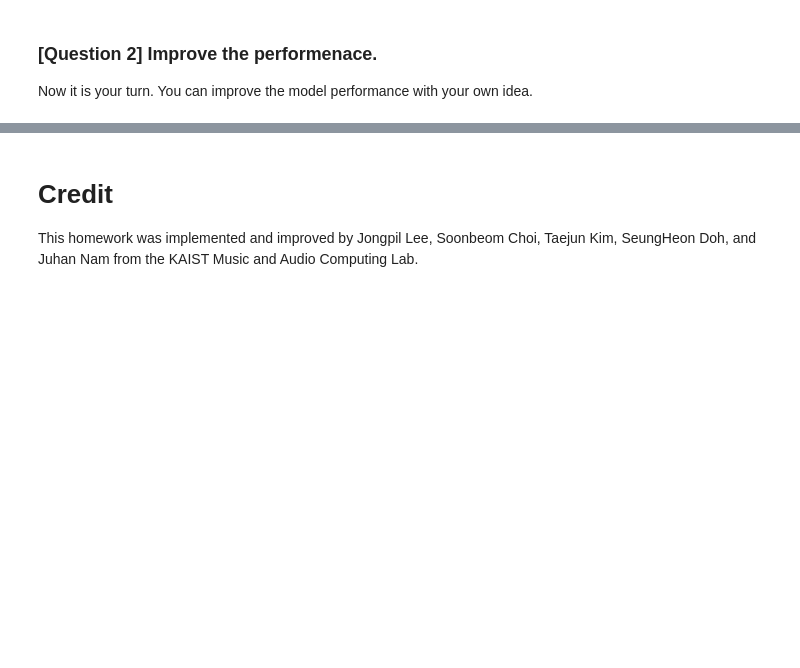
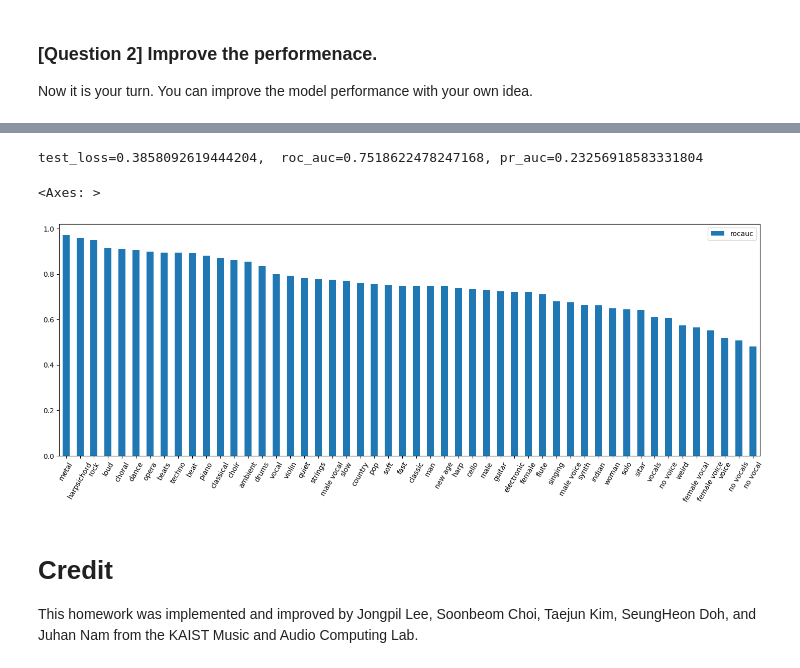
Before and after one commit to minigb/musical-applications-of-machine-learning-gct634-2025, a Jupyter notebook: hw2/GCT634_HW2.ipynb, the cells around one changed output, grey strips where cells are left out. Drawn from its saved outputs; the diff is of its cells as text; code cells hidden in the pictures; blank space fills up the shorter version.

```diff
--- a/hw2/GCT634_HW2.ipynb
+++ b/hw2/GCT634_HW2.ipynb
@@ -470,14 +451,18 @@ class Conv_2d(nn.Module):
         super(Conv_2d, self).__init__()
         # To do
         #========================================
-        self.conv = None
-        self.bn = None
-        self.relu = None
-        self.mp = None
-        #========================================
+        self.conv = nn.Conv2d(input_channels, output_channels, kernel_size=kernel_size, stride=stride, padding=padding)
+        self.bn = nn.BatchNorm2d(output_channels)
+        self.relu = nn.ReLU()
+        self.mp = nn.MaxPool2d(kernel_size=pooling)
+
     def forward(self, x):
-        out = None
+        out = self.conv(x)
+        out = self.bn(out)
+        out = self.relu(out)
+        out = self.mp(out)
         return out
+    #========================================
 
 class CNN2D(nn.Module):
     def __init__(self,
@@ -499,10 +484,10 @@ class CNN2D(nn.Module):
         self.spec_bn = nn.BatchNorm2d(1)
         # To do
         #========================================
-        self.layer1 = None
-        self.layer2 = None
-        self.layer3 = None
-        self.layer4 = None
+        self.layer1 = Conv_2d(input_channels=1, output_channels=64, kernel_size=3, stride=1, padding=1, pooling=(4, 4))
+        self.layer2 = Conv_2d(input_channels=64, output_channels=128, kernel_size=3, stride=1, padding=1, pooling=(3, 3))
+        self.layer3 = Conv_2d(input_channels=128, output_channels=128, kernel_size=3, stride=1, padding=1, pooling=(3, 3))
+        self.layer4 = Conv_2d(input_channels=128, output_channels=64, kernel_size=3, stride=1, padding=1, pooling=(2, 5))
         #========================================
         self.linear = nn.Linear(64, n_class)
     def forward(self, x):
@@ -520,3 +505,14 @@ class CNN2D(nn.Module):
 # %% [markdown]
 ### [Question 2] Improve the performenace.
 Now it is your turn. You can improve the model performance with your own idea.
+# %%
+# Iterate over epochs.
+model = CNN2D()
+runner = Runner(model=model, lr = LR, momentum = MOMENTUM, weight_decay = WEIGHT_DECAY, sr = SR, tags=TAGS)
+for epoch in range(NUM_EPOCHS):
+  train_loss = runner.run(loader_train, epoch, 'TRAIN')
+  valid_loss = runner.run(loader_valid, epoch, 'VALID')
+  print("[Epoch %d/%d] [Train Loss: %.4f] [Valid Loss: %.4f]" %
+        (epoch + 1, NUM_EPOCHS, train_loss, valid_loss))
+  if runner.early_stop(valid_loss, epoch + 1):
+    break
@@ -523,3 +530,14 @@ Now it is your turn. You can improve the model performance with your own idea.
+# %%
+roc_aucs, pr_aucs, epoch_loss, tag_wise_rocaucs = runner.test(loader_test)
+print(f'test_loss={epoch_loss},  roc_auc={roc_aucs}, pr_auc={pr_aucs}')
+# %% [output]
+test_loss=0.3858092619444204,  roc_auc=0.7518622478247168, pr_auc=0.23256918583331804
+# %%
+result_auc = pd.DataFrame([tag_wise_rocaucs[tag] for tag in TAGS], columns=['rocauc'], index=TAGS)
+result_auc.sort_values(by='rocauc', ascending=False).plot.bar(figsize=(18,6),rot=60) # which tag is easy and hard task
+# %% [output]
+<Axes: >
+[figure, added]
 # %% [markdown]
 # Credit
 This homework was implemented and improved by Jongpil Lee, Soonbeom Choi, Taejun Kim, SeungHeon Doh, and Juhan Nam from the KAIST Music and Audio Computing Lab.
```
Also changed, not shown: parts of 9 cells of this notebook.
